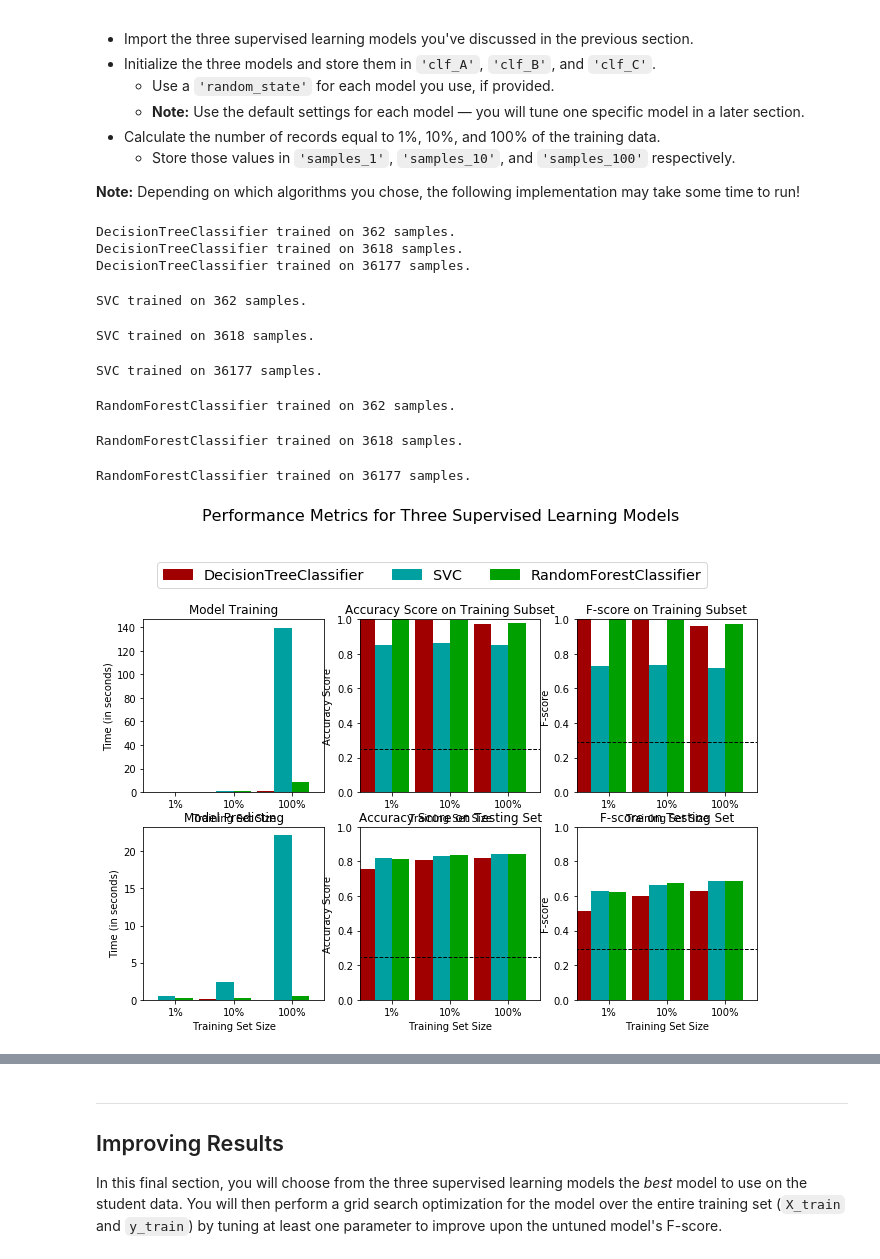
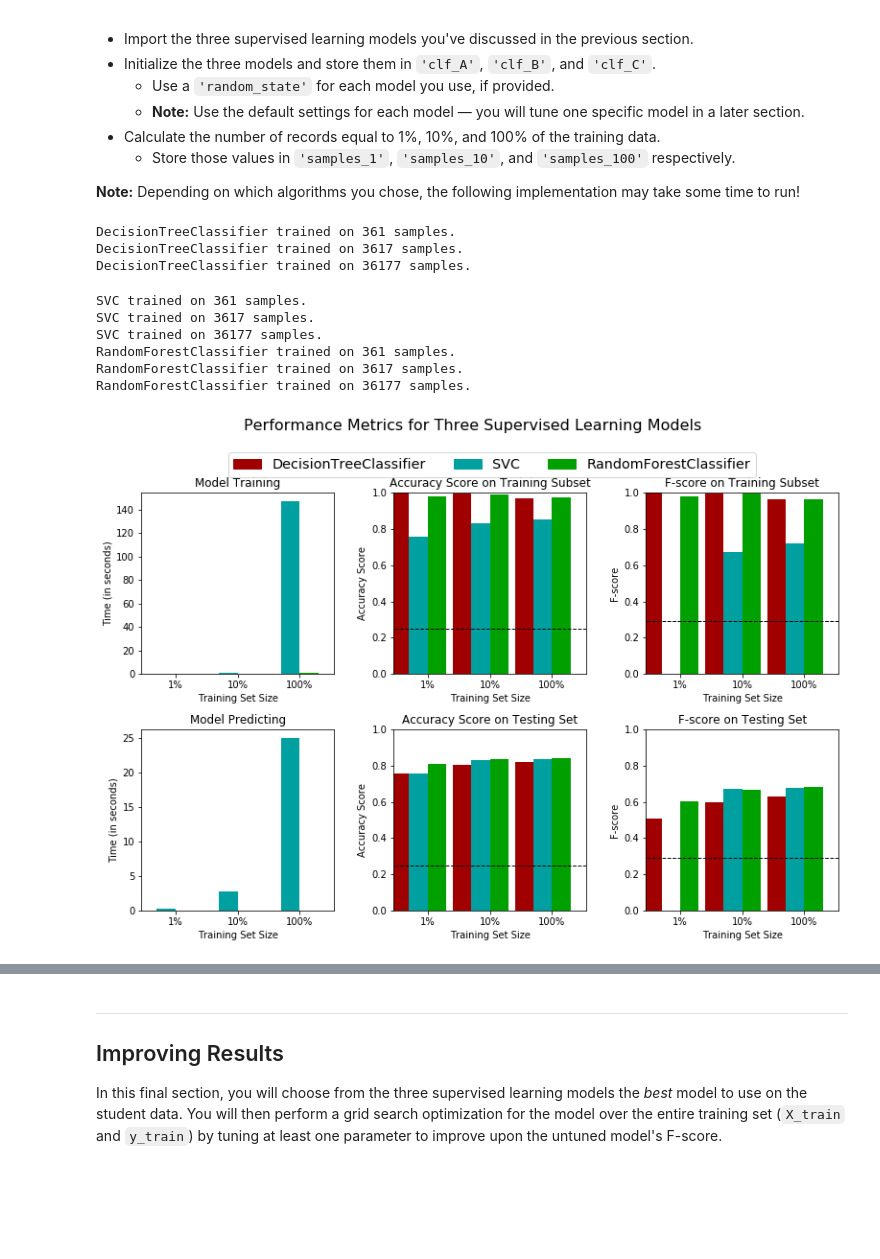
Before and after one commit to Samar32/Finding-Donors-for-CharityML-Udacity-Project, a Jupyter notebook: finding_donors.ipynb, the cells around one changed output, grey strips where cells are left out. Cells and saved outputs as stored; diff of their text form; code cells hidden in the pictures; blank space fills up the shorter version.

```diff
--- a/finding_donors.ipynb
+++ b/finding_donors.ipynb
@@ -171,11 +162,10 @@ Additionally, as with the non-numeric features, we need to convert the non-numer
    - Set records with "<=50K" to `0` and records with ">50K" to `1`.
 # %%
 # TODO: One-hot encode the 'features_log_minmax_transform' data using pandas.get_dummies()
-categorical = ['workclass', 'education_level', 'marital-status', 'occupation', 'relationship', 'race', 'sex', 'native-country']
-features_final = pd.get_dummies(features_raw, columns = categorical)
+features_final = pd.get_dummies(features_log_minmax_transform)
 
 # TODO: Encode the 'income_raw' data to numerical values
-income = pd.get_dummies(income_raw, drop_first=True)
+income = income_raw.apply(lambda x: 1 if x == ">50K" else 0)
 
 # Print the number of features after one-hot encoding
 encoded = list(features_final.columns)
@@ -256,19 +246,19 @@ FP = income.count() - TP # Specific to the naive case
 TN = 0 # No predicted negatives in the naive case
 FN = 0 # No predicted negatives in the naive case
 '''
-TP = int(income.sum())
-FP = len(income)-TP
+
+TP = int(np.sum(income))
+FP = int(income.count() - TP)
 TN = 0
 FN = 0
-
 # TODO: Calculate accuracy, precision and recall
-accuracy = float(TP)/(TP + FP)
-recall = float(TP)/(TP + FN)
-precision = float(TP)/(TP + FP)
-beta = 0.5
+accuracy = float(TP)/(TP+FP)
+recall = float(TP)/(TP+FN)
+precision = float(TP)/(TP+FP)
 
 # TODO: Calculate F-score using the formula above for beta = 0.5 and correct values for precision and recall.
-fscore = float(((1 + beta**2) * (precision * recall)) / ((beta**2 * precision) + recall))
+beta = 0.5
+fscore = (((1+beta**2) * (precision*recall))/ ((beta**2 * precision)+recall))
 
 # Print the results
 print("Naive Predictor: [Accuracy score: {:.4f}, F-score: {:.4f}]".format(accuracy, fscore))
@@ -391,44 +382,43 @@ In the code cell, you will need to implement the following:
 # %%
 # TODO: Import the three supervised learning models from sklearn
 from sklearn.tree import DecisionTreeClassifier
 from sklearn.svm import SVC
 from sklearn.ensemble import RandomForestClassifier
-
 # TODO: Initialize the three models
-clf_A = DecisionTreeClassifier(random_state=33)
-clf_B = SVC(random_state = 33)
-clf_C = RandomForestClassifier(random_state=33)
+clf_A = DecisionTreeClassifier(random_state=42)
+clf_B = SVC(random_state=42)
+clf_C = RandomForestClassifier(random_state=42)
 
 # TODO: Calculate the number of samples for 1%, 10%, and 100% of the training data
 # HINT: samples_100 is the entire training set i.e. len(y_train)
 # HINT: samples_10 is 10% of samples_100 (ensure to set the count of the values to be `int` and not `float`)
 # HINT: samples_1 is 1% of samples_100 (ensure to set the count of the values to be `int` and not `float`)
-samples_100 = len(X_train)
-samples_10 = int(round(len(X_train) / 10))
-samples_1 = int(round(len(X_train) / 100))
+samples_100 = len(y_train)
+samples_10 = int(len(y_train)/10)
+samples_1 = int(len(y_train)/100)
 
 # Collect results on the learners
 results = {}
 for clf in [clf_A, clf_B, clf_C]:
     clf_name = clf.__class__.__name__
     results[clf_name] = {}
     for i, samples in enumerate([samples_1, samples_10, samples_100]):
         results[clf_name][i] = \
         train_predict(clf, samples, X_train, y_train, X_test, y_test)
 
 # Run metrics visualization for the three supervised learning models chosen
 vs.evaluate(results, accuracy, fscore)
 # %% [output]
-DecisionTreeClassifier trained on 362 samples.
-DecisionTreeClassifier trained on 3618 samples.
+DecisionTreeClassifier trained on 361 samples.
+DecisionTreeClassifier trained on 3617 samples.
 DecisionTreeClassifier trained on 36177 samples.
-SVC trained on 362 samples.
+SVC trained on 361 samples.
+SVC trained on 3617 samples.
+SVC trained on 36177 samples.
+RandomForestClassifier trained on 361 samples.
+RandomForestClassifier trained on 3617 samples.
+RandomForestClassifier trained on 36177 samples.
-SVC trained on 3618 samples.
-SVC trained on 36177 samples.
-RandomForestClassifier trained on 362 samples.
-RandomForestClassifier trained on 3618 samples.
-RandomForestClassifier trained on 36177 samples.
-[figure, old version]
+[figure, new version]
 # %%
 #Printing out the values
 for iterator in results.items():
```
Also changed, not shown: parts of 16 cells of this notebook, 1 other file.
